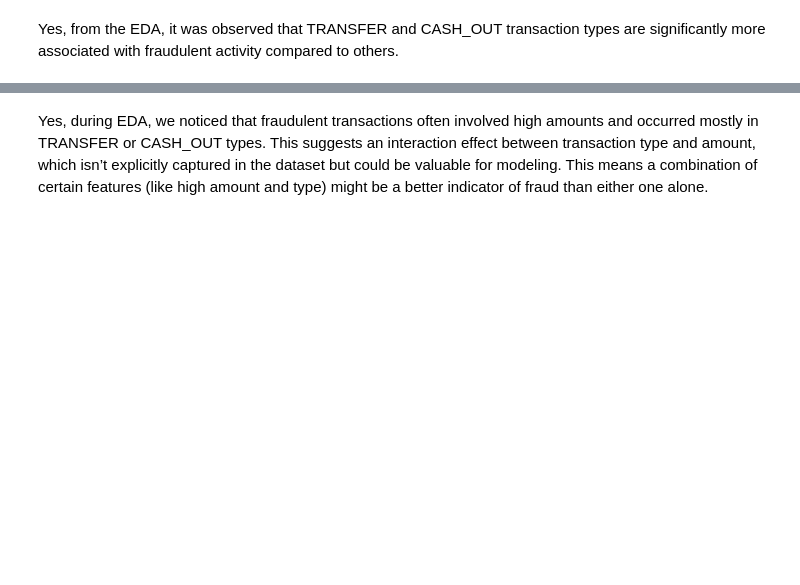
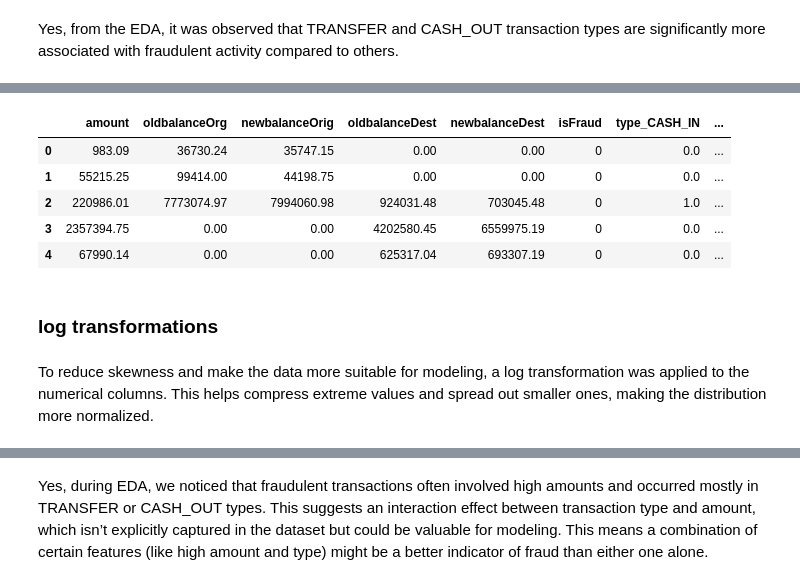
Before and after one commit to lubnaasmi/Financial-Fraud-Detection-, a Jupyter notebook: notebooks/transform.ipynb, the cells around one changed output, grey strips where cells are left out. Saved outputs shown, nothing was run; the diff lists cells and outputs as text; code cells hidden in the pictures; blank space fills up the shorter version.

```diff
--- a/notebooks/transform.ipynb
+++ b/notebooks/transform.ipynb
@@ -58,0 +68,7 @@ df_dummy.head()
+# %%
+# Initialize the encoder
+encoder = OneHotEncoder()
+
+# Fit and transform
+encoded_array = encoder.fit_transform(cat_feature).toarray()
+encoded_array
@@ -58,0 +83,3 @@ df_dummy.head()
+# %%
+cat_names = encoder.get_feature_names_out(['type'])
+cat_names
@@ -58,0 +89,4 @@ df_dummy.head()
+# %%
+# encoded dataframe
+encoded_df = pd.DataFrame(encoded_array, columns=cat_names, index=transactions.index)
+encoded_df.head()
@@ -58,0 +100,19 @@ df_dummy.head()
+# %%
+# only numerical columns
+transactions = transactions.drop('type',axis = 1)
+# %%
+# merging numerical and encoded categorical columns
+df = pd.merge(transactions, encoded_df, left_index=True, right_index=True)
+
+df.head()
+# %% [output]
+|  | amount | oldbalanceOrg | newbalanceOrig | oldbalanceDest | newbalanceDest | isFraud | type_CASH_IN | ... |
+| 0 | 983.09 | 36730.24 | 35747.15 | 0.00 | 0.00 | 0 | 0.0 | ... |
+| 1 | 55215.25 | 99414.00 | 44198.75 | 0.00 | 0.00 | 0 | 0.0 | ... |
+| 2 | 220986.01 | 7773074.97 | 7994060.98 | 924031.48 | 703045.48 | 0 | 1.0 | ... |
+| 3 | 2357394.75 | 0.00 | 0.00 | 4202580.45 | 6559975.19 | 0 | 0.0 | ... |
+| 4 | 67990.14 | 0.00 | 0.00 | 625317.04 | 693307.19 | 0 | 0.0 | ... |
+# %% [markdown]
+### log transformations
+# %% [markdown]
+To reduce skewness and make the data more suitable for modeling, a log transformation was applied to the numerical columns. This helps compress extreme values and spread out smaller ones, making the distribution more normalized.
```
Also changed, not shown: parts of 22 cells of this notebook, 2 other files.
